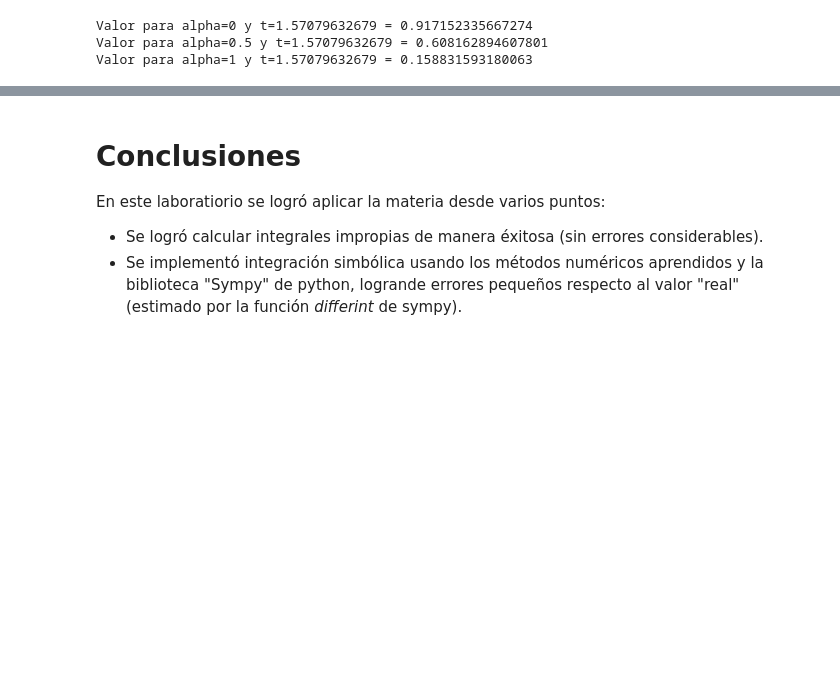
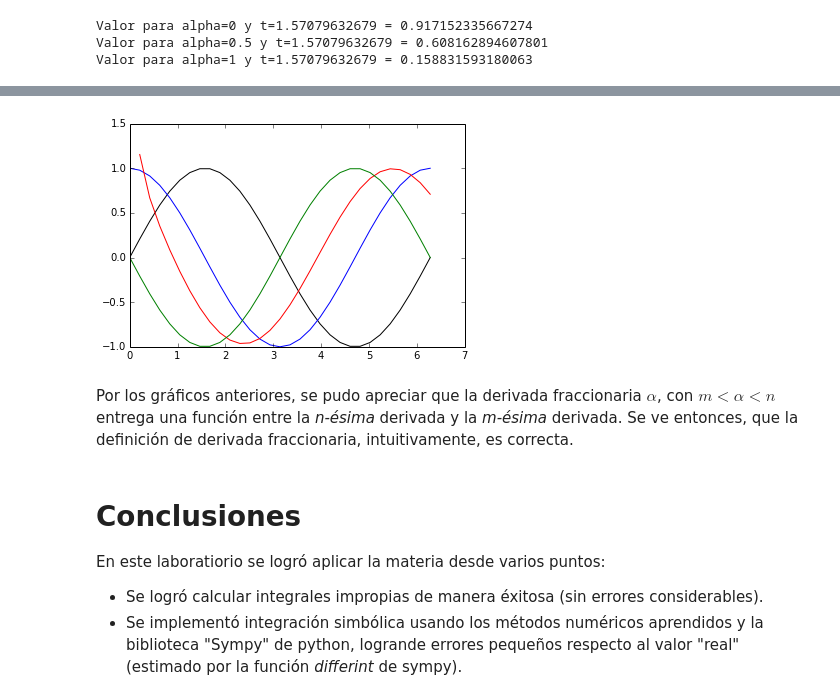
Before and after one commit to gemoya/cc2, a Jupyter notebook: lab2/tarea2.ipynb, the cells around one changed output, grey strips where cells are left out. Drawn from its saved outputs; the diff is of its cells as text; code cells hidden in the pictures; blank space fills up the shorter version.

```diff
--- a/lab2/tarea2.ipynb
+++ b/lab2/tarea2.ipynb
@@ -507,3 +545,22 @@ Para ver mejor como se comportan las funciones, graficaremos algunas de las func
+# %%
+# Graficamos sin(t). Acá usaremos el rango [0,2pi] para ver mejor los efectos en la función.
+f = sin(Symbol('t'))
+N = 30
+# Sin derivada, primera derivada, derivada 1.5 y segunda derivada
+x0,y0 = get_points(f,0,N,2*np.pi)
+x1,y1 = get_points(f,1,N,2*np.pi)
+x2,y2 = get_points(f,1.5,N,2*np.pi)
+x3,y3 = get_points(f,2,N,2*np.pi)
+
+plt.plot(x0,y0,color="black", label="Función f(t)")
+plt.plot(x1,y1,color="blue",label="Primera derivada")
+plt.plot(x2,y2,color="red", label="1.5 derivada")
+plt.plot(x3,y3,color="green", label="Segunda derivada")
+plt.show()
+# %% [output]
+[figure, added]
+# %% [markdown]
+Por los gráficos anteriores, se pudo apreciar que la derivada fraccionaria $\alpha$, con $m < \alpha < n$ entrega una función entre la <i>n-ésima</i> derivada y la <i>m-ésima</i> derivada. Se ve entonces, que la definición de derivada fraccionaria, intuitivamente, es correcta.
 # %% [markdown]
 # Conclusiones
 
```
Also changed, not shown: parts of 4 cells of this notebook.
